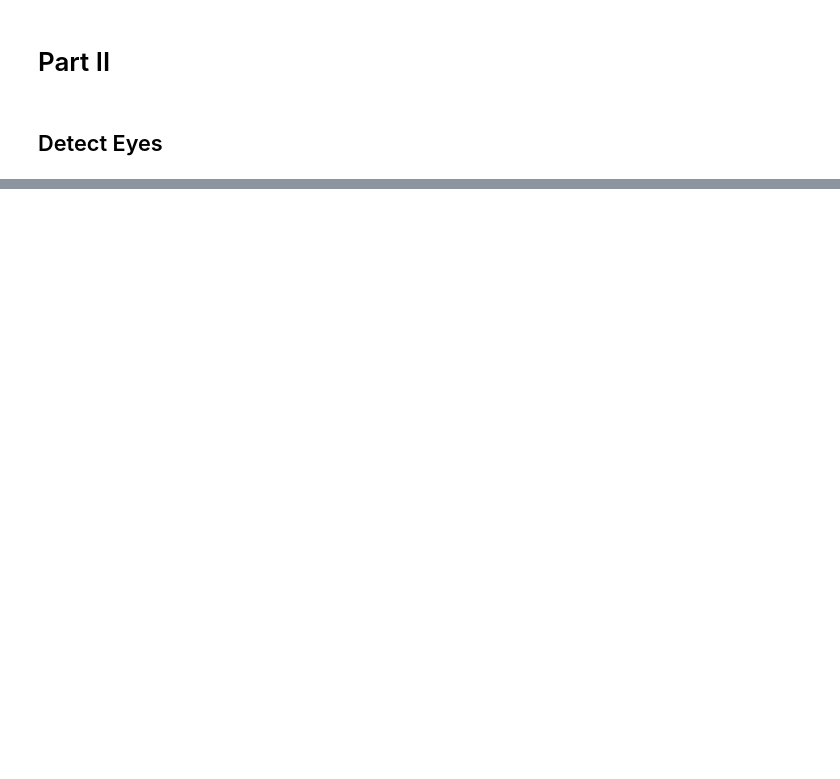
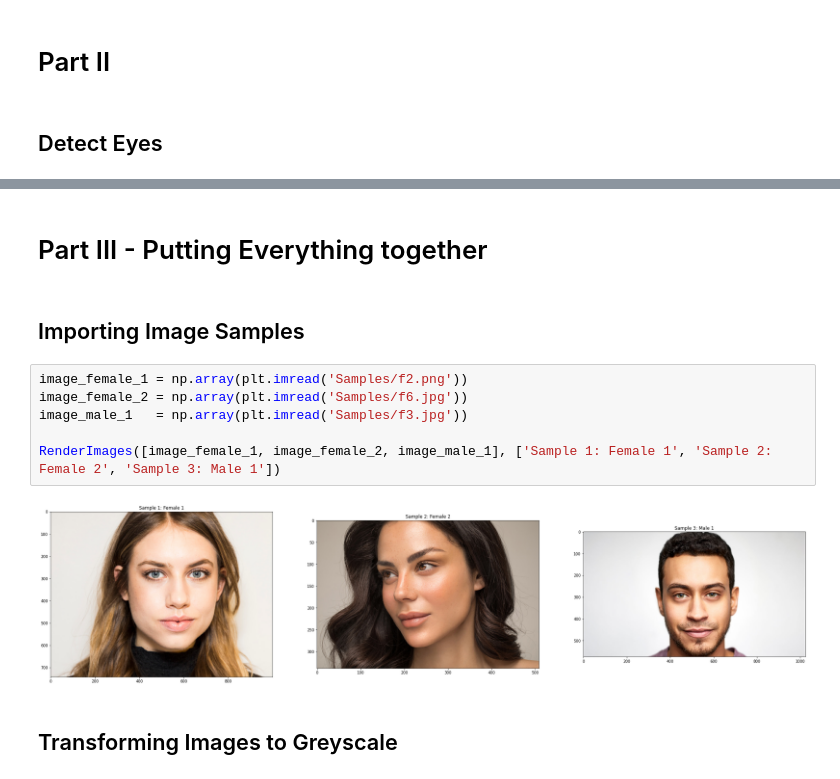
Before and after one commit to Ote-Leo/Guc-Courses, a Jupyter notebook: Computer-Vision/Computer-Vision-Assignment-2/main.ipynb, the cells around one changed output, grey strips where cells are left out. Drawn from its saved outputs; the diff is of its cells as text; blank space fills up the shorter version.

```diff
--- a/Computer-Vision/Computer-Vision-Assignment-2/main.ipynb
+++ b/Computer-Vision/Computer-Vision-Assignment-2/main.ipynb
@@ -72,0 +109,14 @@ def CalculateLocalSum(integralImage: np.ndarray, point1: tuple[int, int], point2
+# %% [markdown]
+# Part III - Putting Everything together
+# %% [markdown]
+## Importing Image Samples
+# %%
+image_female_1 = np.array(plt.imread('Samples/f2.png'))
+image_female_2 = np.array(plt.imread('Samples/f6.jpg'))
+image_male_1   = np.array(plt.imread('Samples/f3.jpg'))
+
+RenderImages([image_female_1, image_female_2, image_male_1], ['Sample 1: Female 1', 'Sample 2: Female 2', 'Sample 3: Male 1'])
+# %% [output]
+[figure, added]
+# %% [markdown]
+## Transforming Images to Greyscale
```
Also changed, not shown: parts of 22 cells of this notebook.
